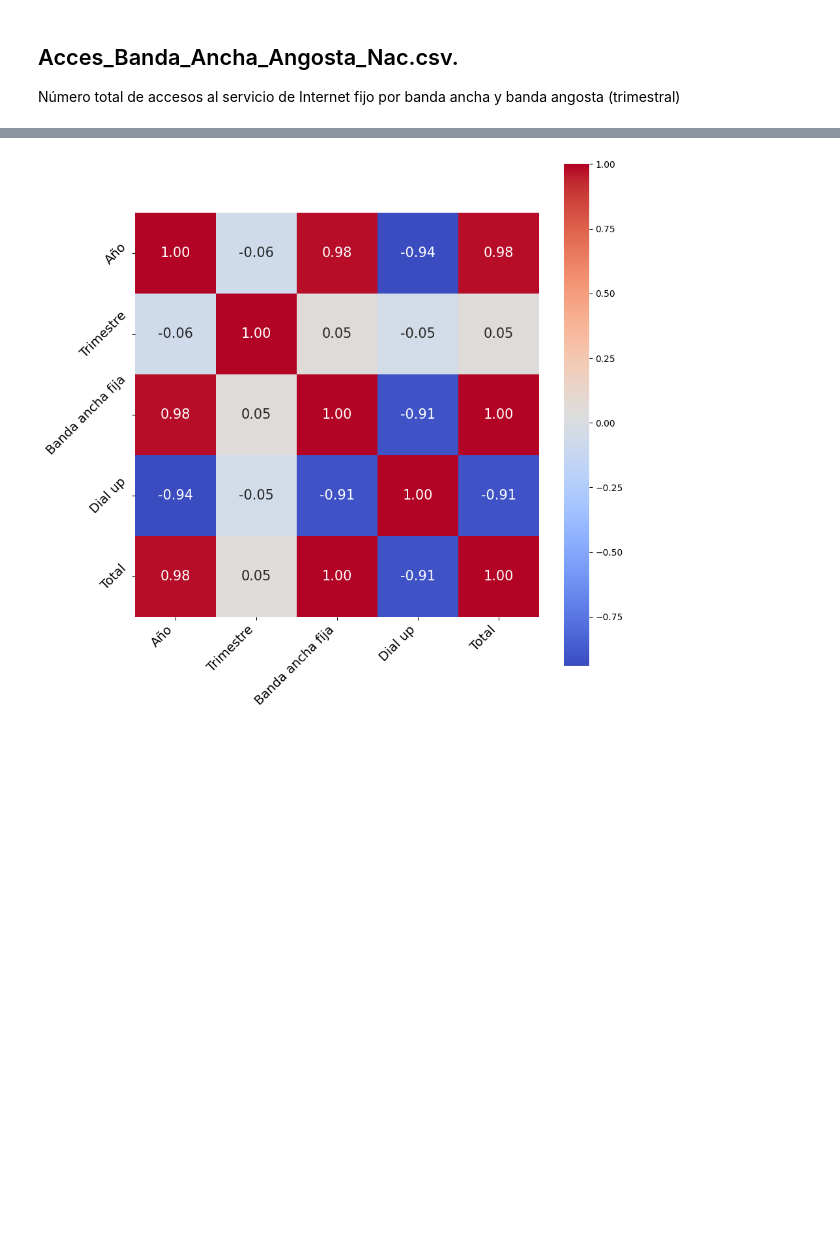
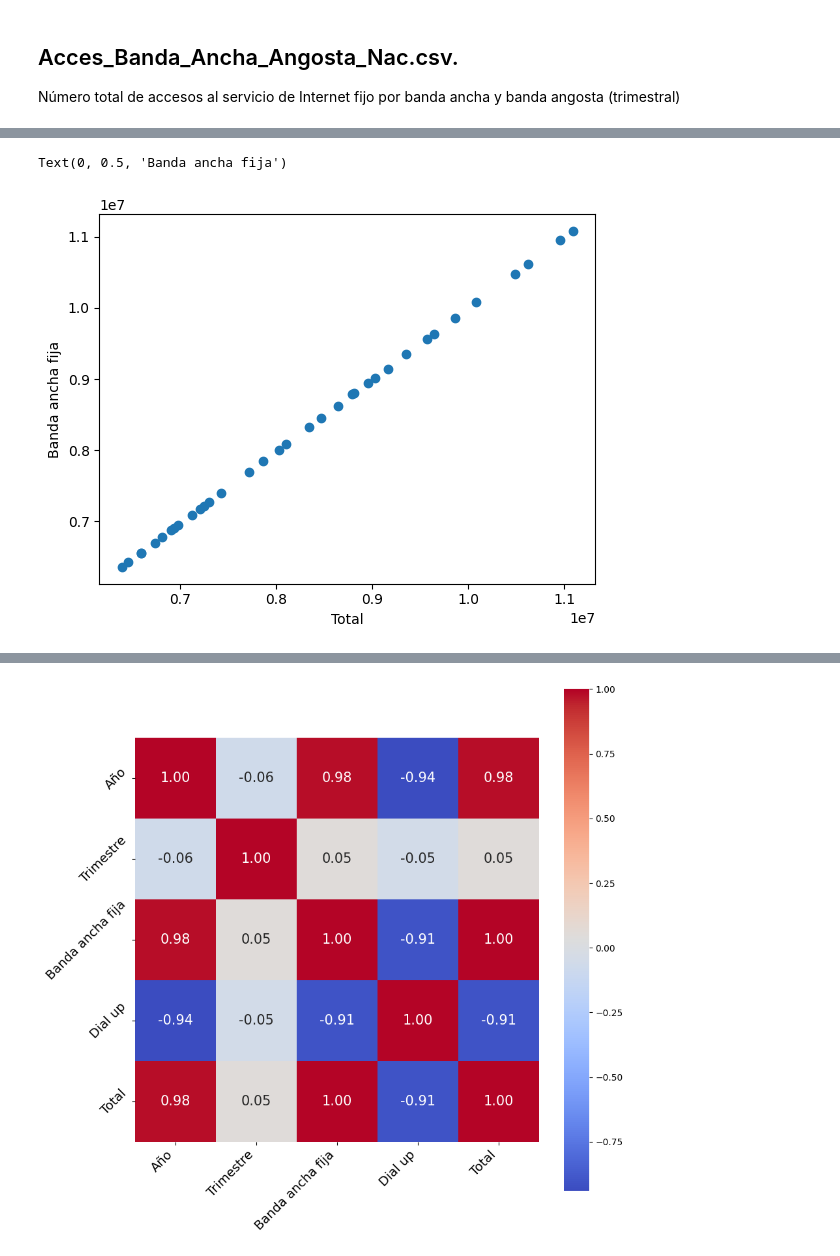
Before and after one commit to A-Lasso/Proyecto_Individual2, a Jupyter notebook: EDA.ipynb, the cells around one changed output, grey strips where cells are left out. Drawn from its saved outputs; the diff is of its cells as text; code cells hidden in the pictures; blank space fills up the shorter version.

```diff
--- a/EDA.ipynb
+++ b/EDA.ipynb
@@ -188,0 +171,7 @@ Acces_Banda_Ancha_Angosta_Nac=pd.read_csv("csv_api\Acces_Banda_Ancha_Angosta_Nac
+# %%
+plt.scatter(Acces_Banda_Ancha_Angosta_Nac['Total'], Acces_Banda_Ancha_Angosta_Nac['Banda ancha fija'])
+plt.xlabel("Total")
+plt.ylabel('Banda ancha fija')
+# %% [output]
+Text(0, 0.5, 'Banda ancha fija')
+[figure, added]
```
Also changed, not shown: parts of 5 cells of this notebook, 8 other files.
